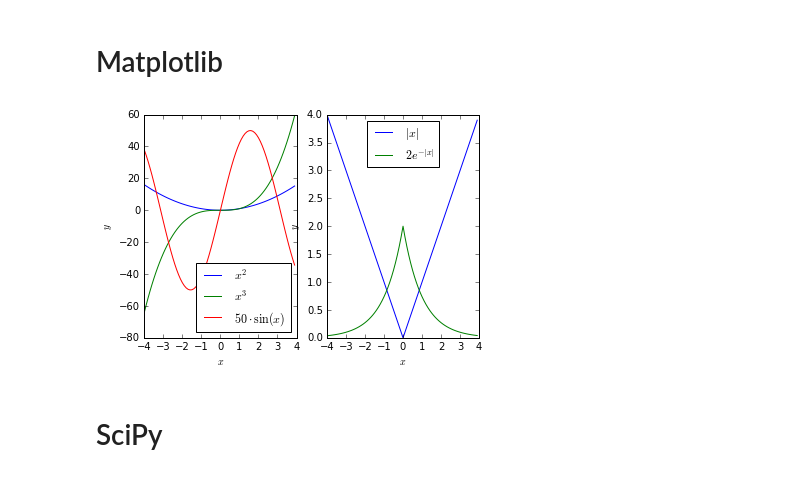
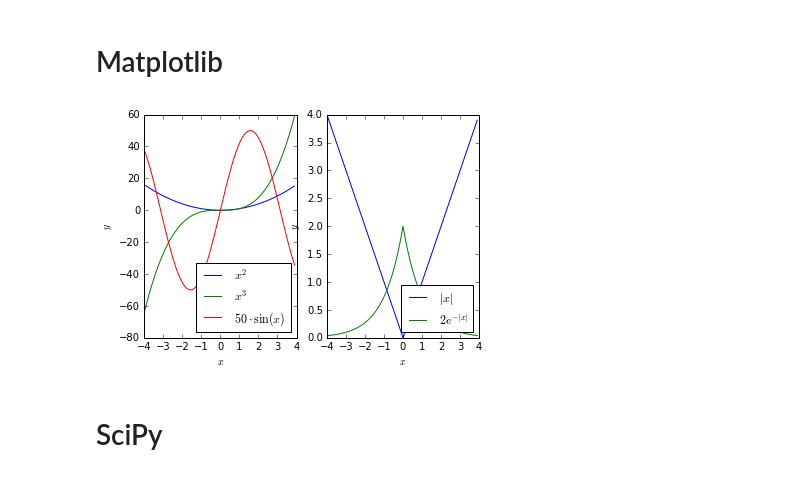
Before and after one commit to levdikpavel/Data_Mining_In_Action, a Jupyter notebook: python_hw.ipynb, the cells around one changed output. Saved outputs shown, nothing was run; the diff lists cells and outputs as text; code cells hidden in the pictures.

```diff
--- a/python_hw.ipynb
+++ b/python_hw.ipynb
@@ -150,25 +150,25 @@ y5 = np.exp(-y4) * 2
 # %%
 plt.figure(1)
 
 plt.subplot(121)
 plt.plot(x, y1, label=r'$x^2$')
 plt.plot(x, y2, label=r'$x^3$')
 plt.plot(x, y3, label=r'$50\cdot\sin (x)$')
 plt.xlabel(r'$x$')
 plt.ylabel(r'$y$')
 plt.legend(loc='outer lower right')
 
 plt.subplot(122)
 plt.plot(x, y4, label=r'$|x|$')
 plt.plot(x, y5, label=r'$2e^{-|x|}$')
 plt.xlabel(r'$x$')
 plt.ylabel(r'$y$')
-plt.legend(loc='outer lower right')
+plt.legend(loc='lower right')
 
 plt.savefig('plot_levdikpavel.png')
 plt.show()
 # %% [output]
-[figure, old version]
+[figure, new version]
 # %% [markdown]
 # SciPy
 # %%
```
